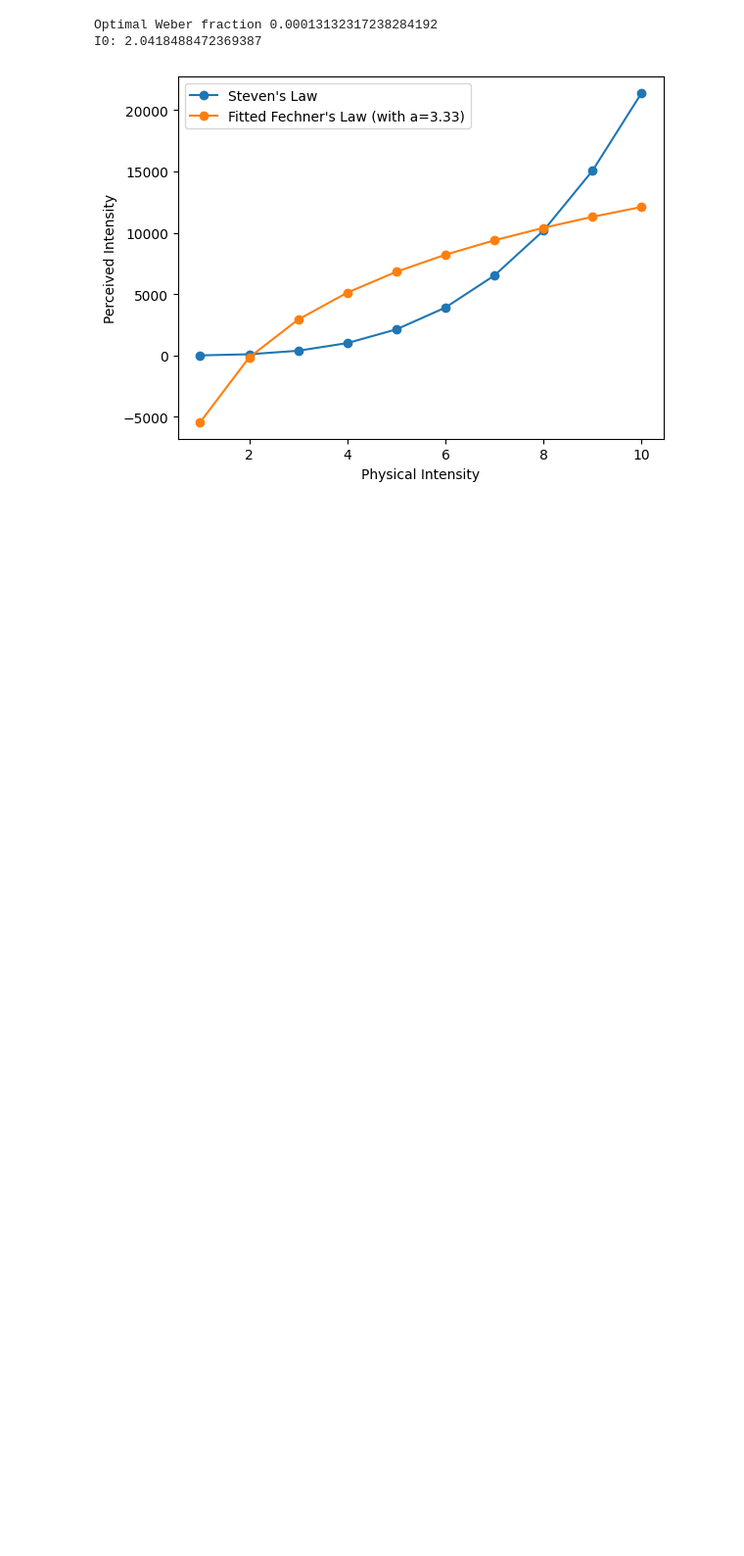
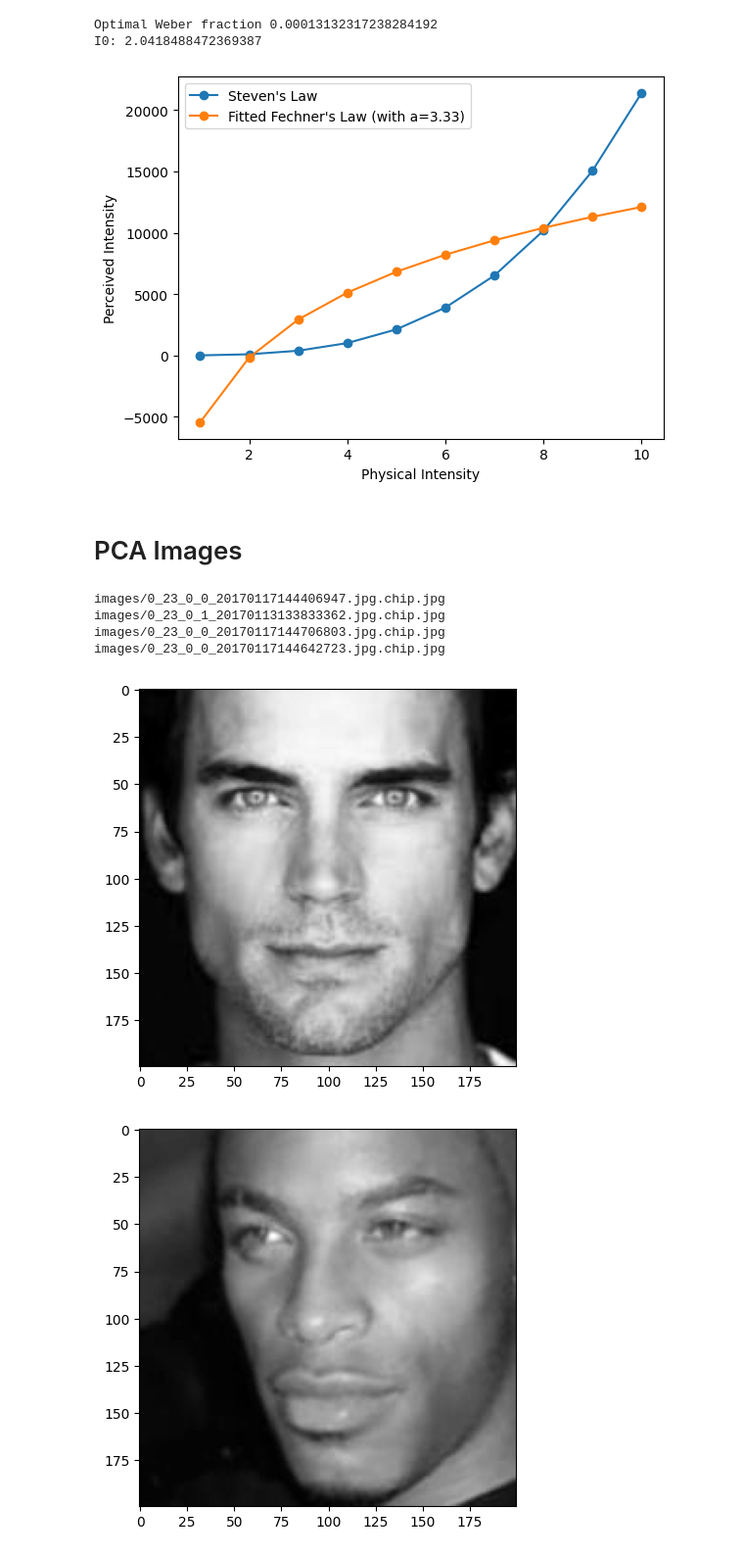
Before and after one commit to s180820/02458_Cognitive_Modelling, a Jupyter notebook: Exam/playground.ipynb, the cells around one changed output. Shown at 98% size. Saved outputs shown, nothing was run; the diff lists cells and outputs as text; code cells hidden in the pictures; blank space fills up the shorter version.

```diff
--- a/Exam/playground.ipynb
+++ b/Exam/playground.ipynb
@@ -72,3 +72,16 @@ model.print_fit()
 Optimal Weber fraction 0.00013132317238284192
 I0: 2.0418488472369387
 [figure]
+# %% [markdown]
+# PCA Images
+# %%
+model = PCA_Images("images/")
+images = model.load_images()
+#model.plot_images(images)
+# %% [output]
+images/0_23_0_0_20170117144406947.jpg.chip.jpg
+images/0_23_0_1_20170113133833362.jpg.chip.jpg
+images/0_23_0_0_20170117144706803.jpg.chip.jpg
+images/0_23_0_0_20170117144642723.jpg.chip.jpg
+[figure, added]
+[figure, added]
```
Also changed, not shown: parts of 11 cells of this notebook, 6 other files.
